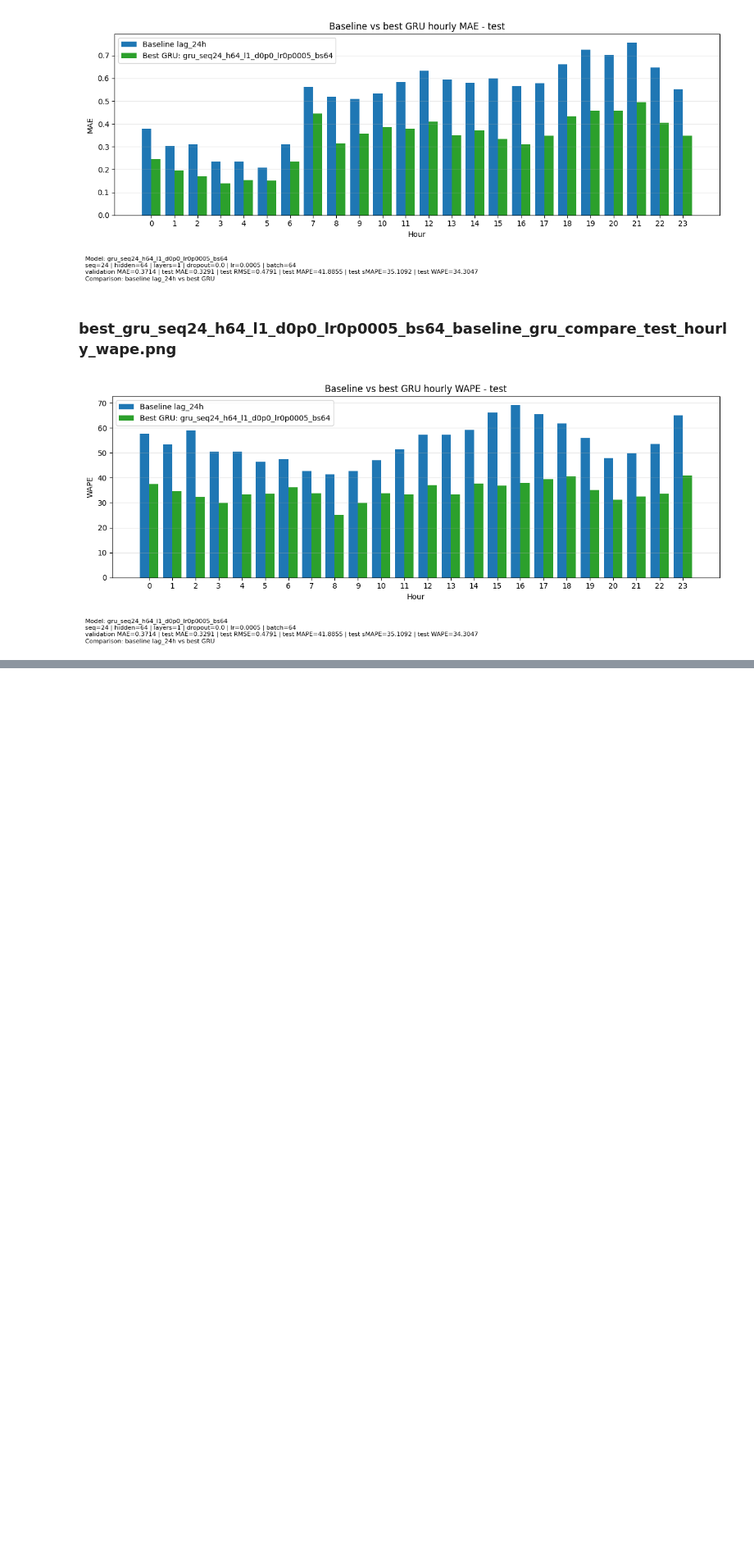
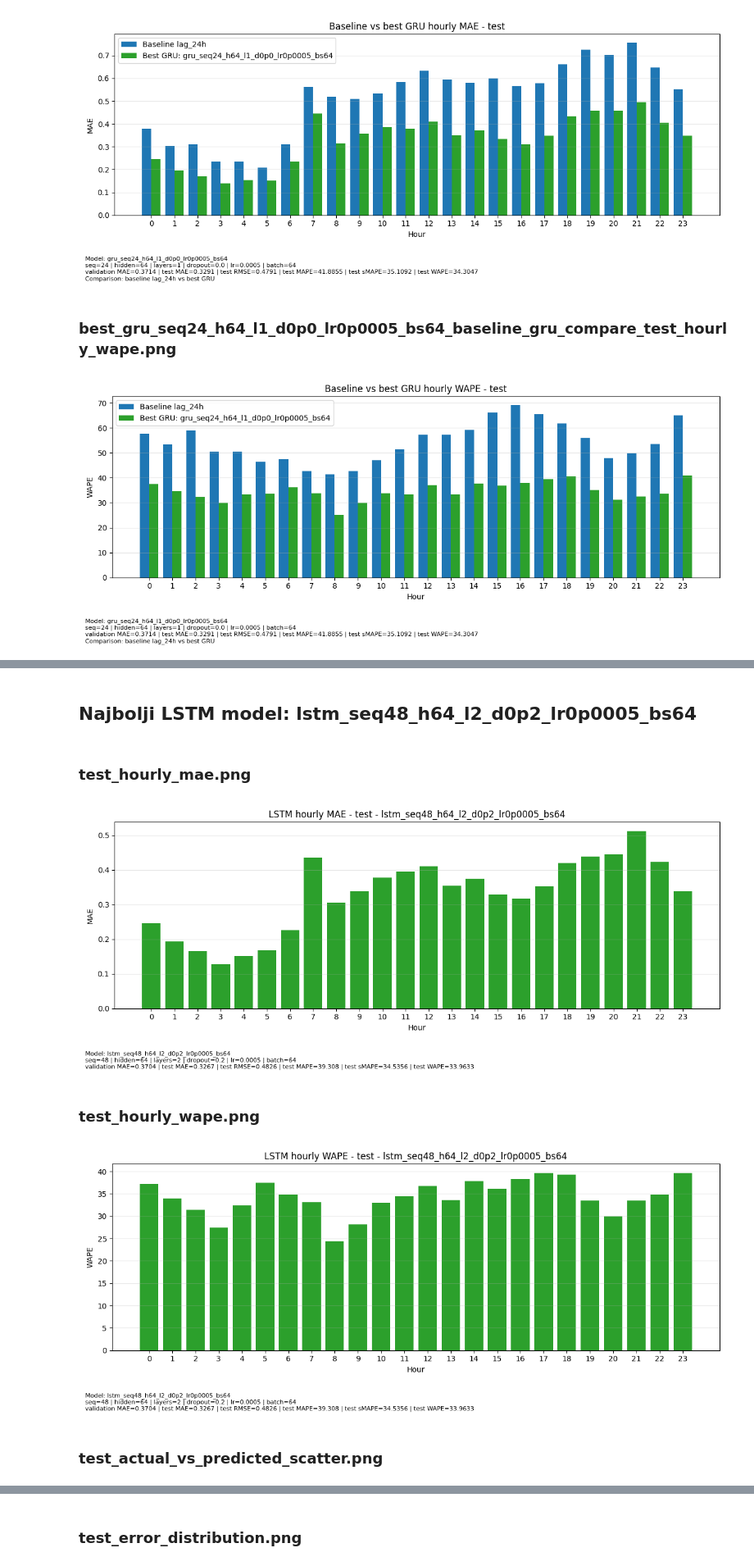
Before and after one commit to zele03/PowerPredict, a Jupyter notebook: docs/powerpredict_walkthrough.ipynb, the cells around one changed output, grey strips where cells are left out. Shown at 82% size. Cells and saved outputs as stored; diff of their text form; code cells hidden in the pictures; blank space fills up the shorter version.

```diff
--- a/docs/powerpredict_walkthrough.ipynb
+++ b/docs/powerpredict_walkthrough.ipynb
@@ -436,0 +485,29 @@ for graph_path in sorted(COMPARE_GRAPHS_DIR.glob("*.png")):
+# %%
+if lstm_best_summary_path.exists():
+    lstm_model_names = pd.read_csv(lstm_best_summary_path)["Model"].tolist()
+elif lstm_summaries_path.exists():
+    lstm_model_names = [pd.read_csv(lstm_summaries_path).sort_values("validation_MAE").iloc[0]["Model"]]
+else:
+    lstm_model_names = sorted(path.name.split("_test_")[0] for path in LSTM_GRAPHS_DIR.glob("*_test_hourly_mae.png"))[:1]
+
+selected_graph_suffixes = [
+    "test_hourly_mae.png",
+    "test_hourly_wape.png",
+    "test_actual_vs_predicted_scatter.png",
+    "test_error_distribution.png",
+]
+
+for model_name in lstm_model_names:
+    display(Markdown(f"## Najbolji LSTM model: {model_name}"))
+    for suffix in selected_graph_suffixes:
+        graph_path = LSTM_GRAPHS_DIR / f"{model_name}_{suffix}"
+        if graph_path.exists():
+            display(Markdown(f"### {suffix}"))
+            display(Image(filename=str(graph_path)))
+# %% [output]
+## Najbolji LSTM model: lstm_seq48_h64_l2_d0p2_lr0p0005_bs64
+### test_hourly_mae.png
+[figure, added]
+### test_hourly_wape.png
+[figure, added]
+### test_actual_vs_predicted_scatter.png
@@ -436,0 +515 @@ for graph_path in sorted(COMPARE_GRAPHS_DIR.glob("*.png")):
+### test_error_distribution.png
```
Also changed, not shown: parts of 29 cells of this notebook, 4 other files.
